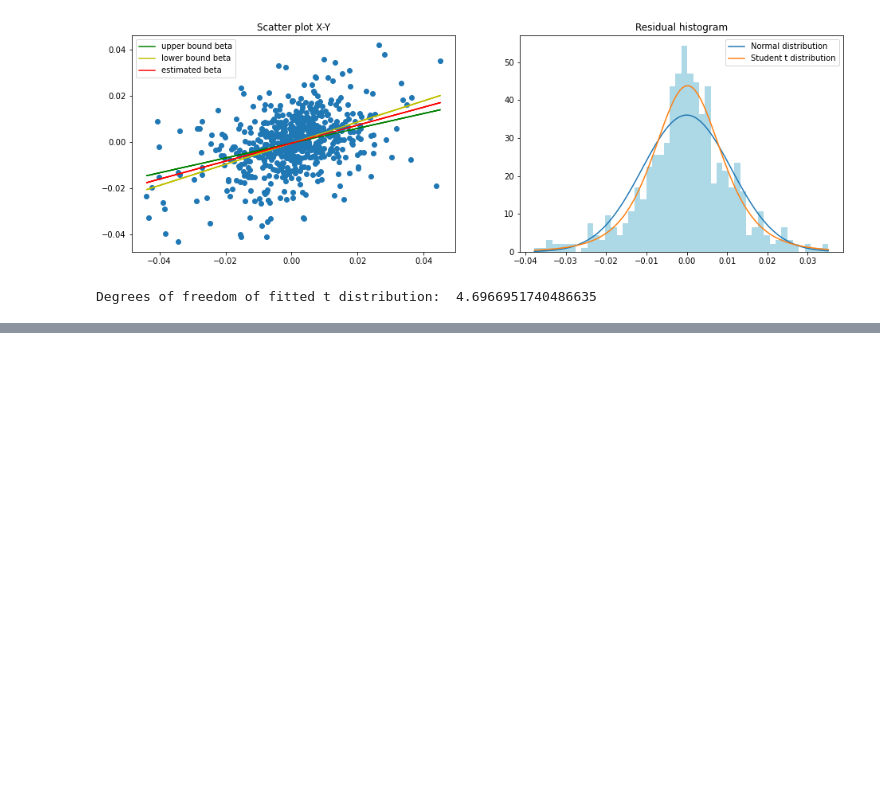
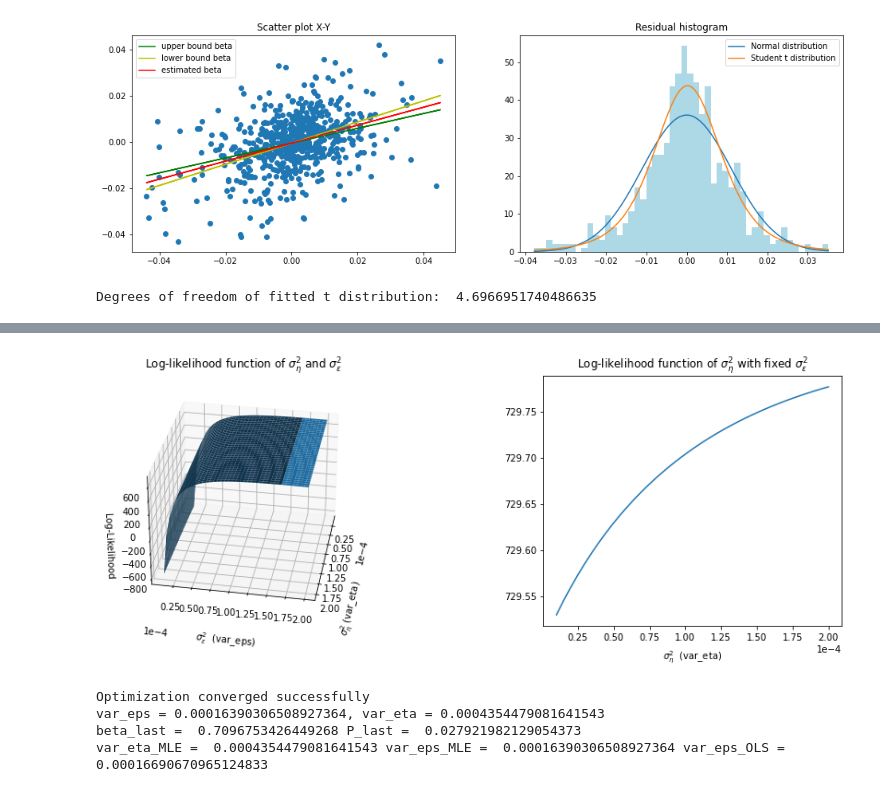
Before and after one commit to fdesnoes/orangestock, a Jupyter notebook: Predict_OrangeStock_withKalman.ipynb, the cells around one changed output, grey strips where cells are left out. Cells and saved outputs as stored; diff of their text form; code cells hidden in the pictures; blank space fills up the shorter version.

```diff
--- a/Predict_OrangeStock_withKalman.ipynb
+++ b/Predict_OrangeStock_withKalman.ipynb
@@ -196,0 +279,50 @@ Degrees of freedom of fitted t distribution:  4.6966951740486635
+# %%
+dimens = 40
+var_eps_x = np.linspace(1e-5,2e-4,dimens)
+var_eta_y = np.linspace(1e-5,2e-4,dimens)
+X_grid, Y_grid = np.meshgrid(var_eps_x, var_eta_y)
+V_grid = np.ones((dimens,dimens))
+
+for i, i_eps in enumerate(var_eps_x):
+    for j, j_eta in enumerate(var_eta_y):
+        KR.var_eps = i_eps
+        KR.var_eta = j_eta
+        KR.run()
+        V_grid[j,i] = KR.loglikelihood
+
+KR.set_OLS_params()
+V = np.ones(dimens)
+for j, j_eta in enumerate(var_eta_y):
+    KR.var_eta = j_eta
+    KR.run()
+    V[j] = KR.loglikelihood
+# %%
+fig = plt.figure(figsize=(16,5))
+gs = gridspec.GridSpec(1, 2, width_ratios=[3,2])
+ax = fig.add_subplot(gs[0], projection='3d'); ax2 = fig.add_subplot(gs[1])
+ax.plot_surface(Y_grid, X_grid, V_grid) #, cmap=cm.ocean
+ax.set_title("Log-likelihood function of $\sigma_{\eta}^2$ and $\sigma_{\epsilon}^2$")
+ax.set_xlabel("$\sigma_{\eta}^2$ (var_eta)                    ", labelpad=9);
+ax.set_ylabel("$\sigma_{\epsilon}^2$  (var_eps)", labelpad=13); ax.set_zlabel("Log-Likelihood", labelpad=7);
+ax.view_init(30, 10) # this function rotates the 3d plot
+ax.ticklabel_format(axis="x", style="sci", scilimits=(-4,2))
+ax.ticklabel_format(axis="y", style="sci", scilimits=(-4,2))
+ax2.plot(var_eta_y, V)
+ax2.set_title("Log-likelihood function of $\sigma_{\eta}^2$ with fixed $\sigma_{\epsilon}^2$")
+ax2.set_xlabel("$\sigma_{\eta}^2$  (var_eta)", labelpad=8)
+ax2.ticklabel_format(axis="x", style="sci", scilimits=(0,0))
+plt.show()
+# %% [output]
+[figure, added]
+# %%
+KR.calibrate_MLE()
+
+print("beta_last = ", KR.betas[-1], "P_last = ", KR.Ps[-1])
+print("var_eta_MLE = ", KR.var_eta, "var_eps_MLE = ", KR.var_eps, "var_eps_OLS = ", var_eps_ols)
+
+KR.run(ret_test[X], ret_test[Y])
+# %% [output]
+Optimization converged successfully
+var_eps = 0.00016390306508927364, var_eta = 0.0004354479081641543
+beta_last =  0.7096753426449268 P_last =  0.027921982129054373
+var_eta_MLE =  0.0004354479081641543 var_eps_MLE =  0.00016390306508927364 var_eps_OLS =  0.00016690670965124833
```
Also changed, not shown: parts of 13 cells of this notebook.
